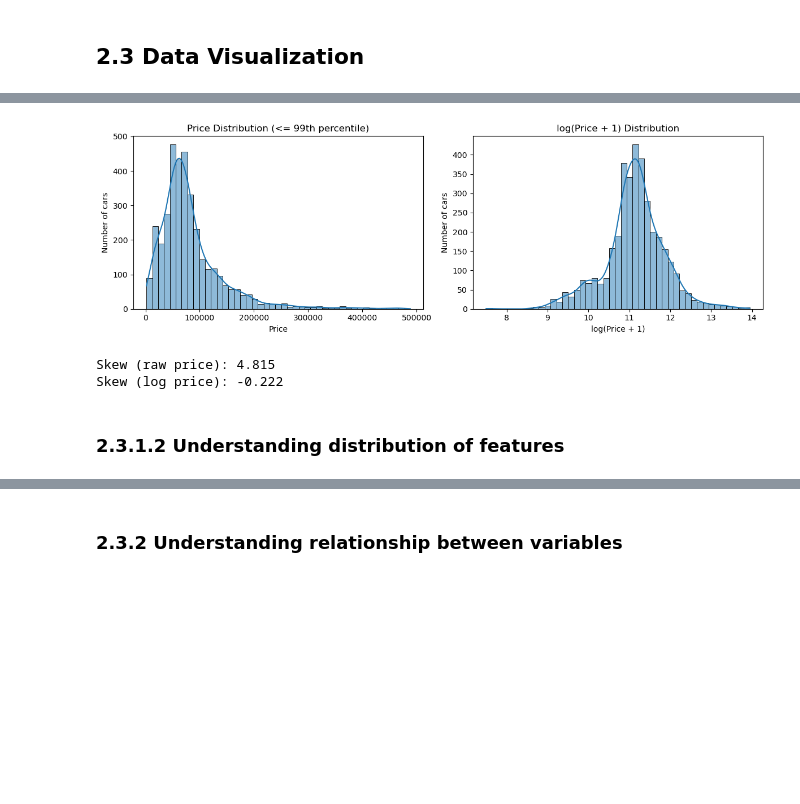
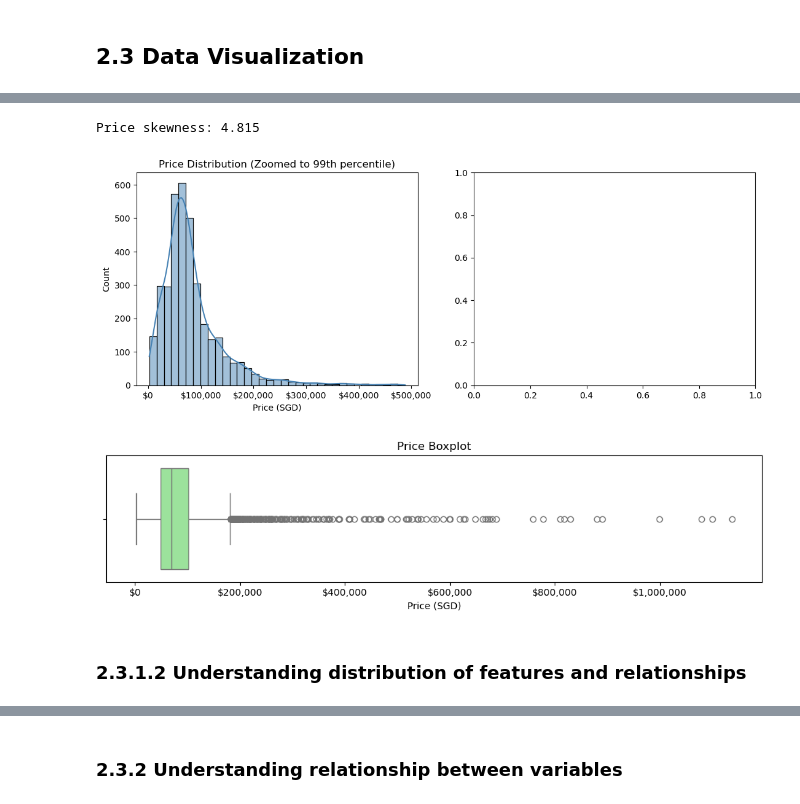
Before and after one commit to jafarnz/MLDP-CarPrediction, a Jupyter notebook: JAFAR.ipynb, the cells around one changed output, grey strips where cells are left out. Saved outputs shown, nothing was run; the diff lists cells and outputs as text; code cells hidden in the pictures; blank space fills up the shorter version.

```diff
--- a/JAFAR.ipynb
+++ b/JAFAR.ipynb
@@ -191,30 +297,39 @@ Price          3676.0  89559.596572  87306.541455  1800.0  69800.0  1138000.0
 # %%
-## Understanding distribution of target
+## 2.3.1.1 Distribution of target (Price)
+from matplotlib.ticker import FuncFormatter
+
 col_y = "Price"
+df_eda[col_y] = pd.to_numeric(df_eda[col_y], errors="coerce")
 target = df_eda[col_y].dropna()
 
-# Left: zoom at 99th percentile so bars are close together. Right: log view to show skew clearly.
+print("Price skewness:", round(target.skew(), 3))
+
+# Formatter for readable SGD axis labels
+def sgd_fmt(x, pos): # e.g., 120000 -> $120,000
+    return f"${x:,.0f}"
+
+fig, ax = plt.subplots(1, 2, figsize=(13, 4.5))
+
+# Left: zoomed histogram (to 99th percentile) for clearer bar shape
 p99 = target.quantile(0.99)
-fig, axes = plt.subplots(1, 2, figsize=(12, 4))
+sns.histplot(target[target <= p99], bins=35, kde=True, ax=ax[0], color="steelblue") # zoomed histogram
+ax[0].set_title("Price Distribution (Zoomed to 99th percentile)")
+ax[0].set_xlabel("Price (SGD)")
+ax[0].set_ylabel("Count")
+ax[0].xaxis.set_major_formatter(FuncFormatter(sgd_fmt))
 
-sns.histplot(target[target <= p99], bins=45, kde=True, ax=axes[0])
-axes[0].set_title("Price Distribution (<= 99th percentile)")
-axes[0].set_xlabel("Price")
-axes[0].set_ylabel("Number of cars")
 
-sns.histplot(np.log1p(target), bins=45, kde=True, ax=axes[1])
-axes[1].set_title("log(Price + 1) Distribution")
-axes[1].set_xlabel("log(Price + 1)")
-axes[1].set_ylabel("Number of cars")
-
+# Boxplot in SGD format
+plt.figure(figsize=(10, 2.8)) # wide figure for boxplot
+sns.boxplot(x=target, color="lightgreen")
+plt.title("Price Boxplot")
+plt.xlabel("Price (SGD)")
+plt.gca().xaxis.set_major_formatter(FuncFormatter(sgd_fmt))
 plt.tight_layout()
 plt.show()
-
-print("Skew (raw price):", round(target.skew(), 3))
-print("Skew (log price):", round(np.log1p(target).skew(), 3))
 # %% [output]
+Price skewness: 4.815
-[figure, old version]
+[figure, new version]
-Skew (raw price): 4.815
-Skew (log price): -0.222
+[figure, added]
 # %% [markdown]
-### 2.3.1.2 Understanding distribution of features
+### 2.3.1.2 Understanding distribution of features and relationships
```
Also changed, not shown: parts of 43 cells of this notebook, 1 other file.
